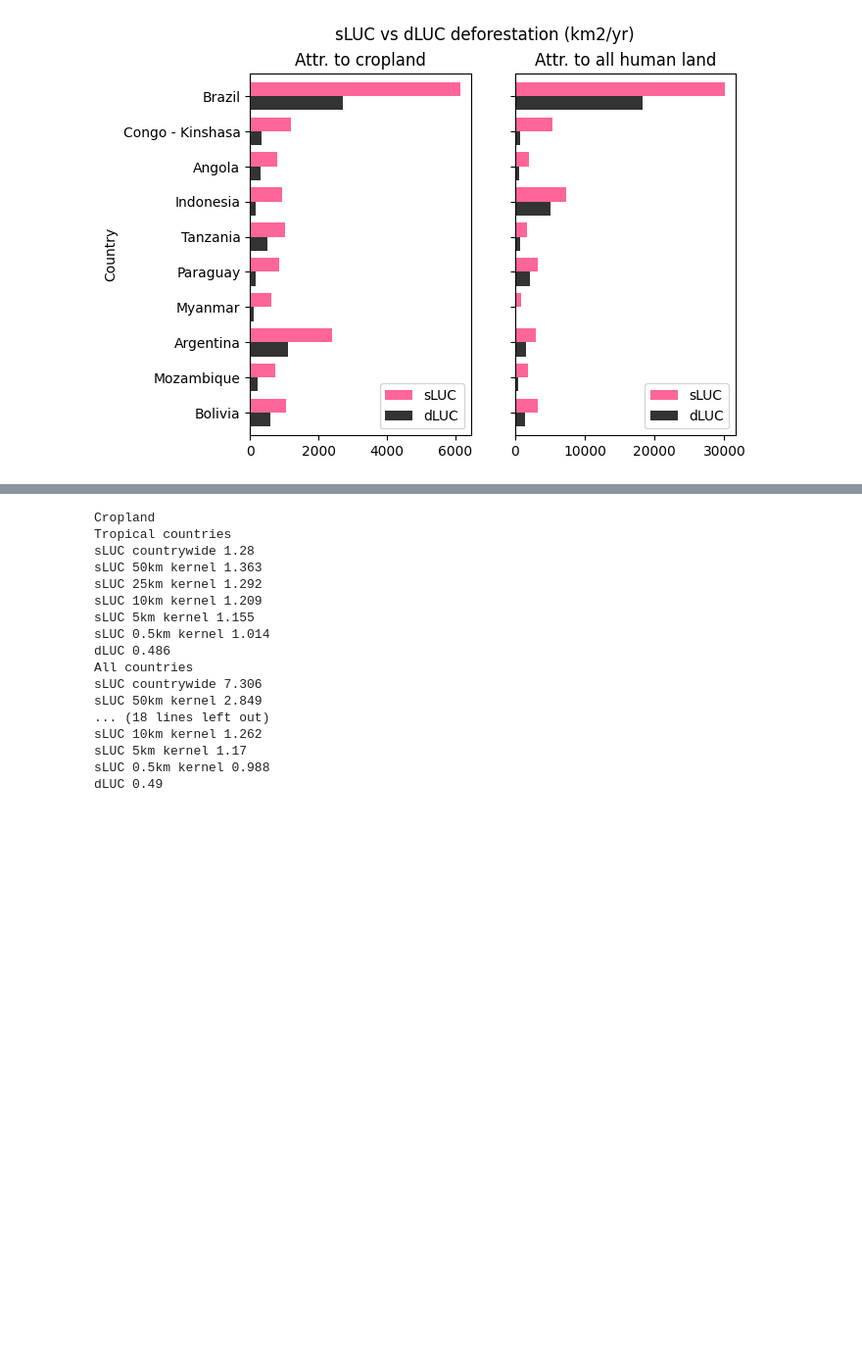
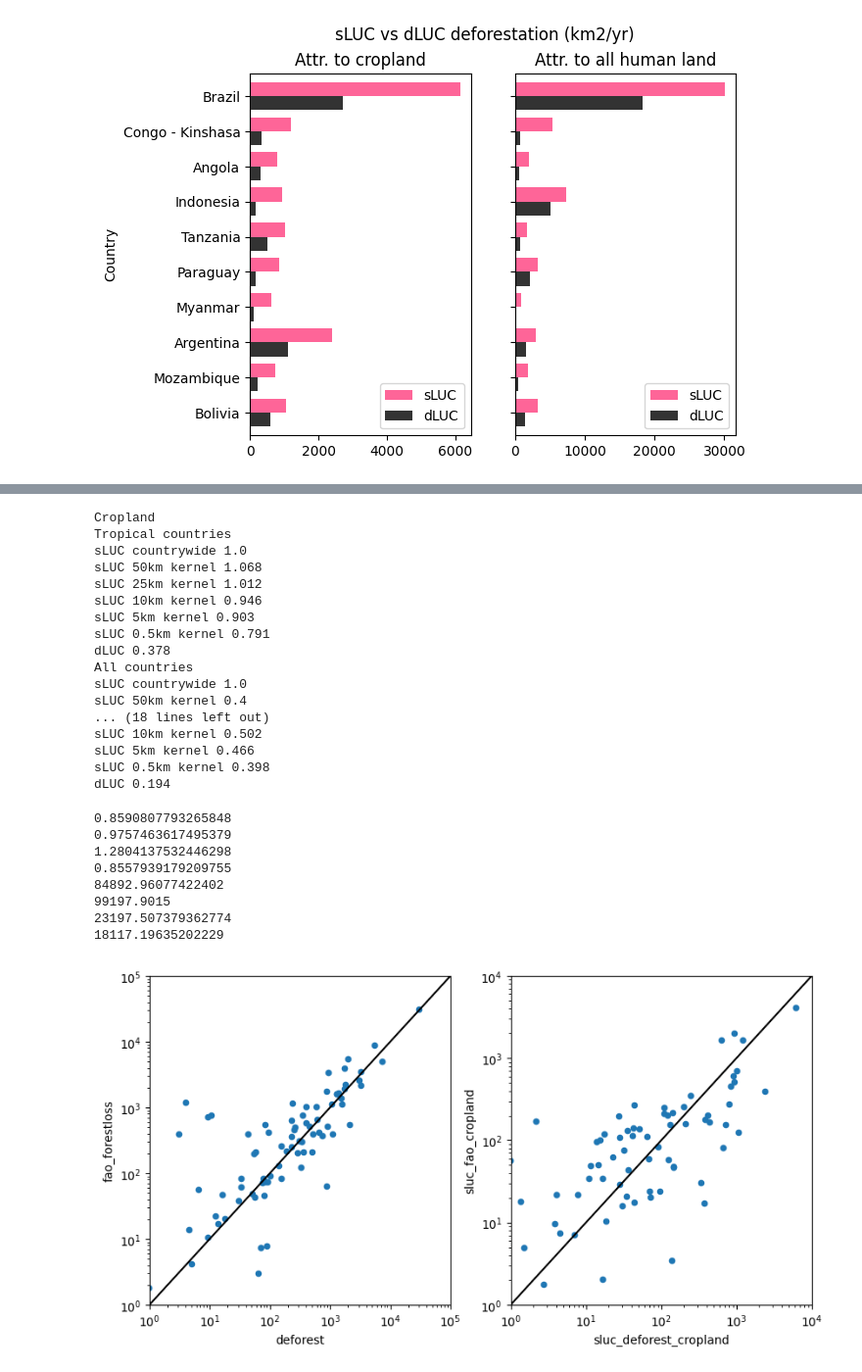
Before and after one commit to Vizzuality/lg-landscape-indicators-processing, a Jupyter notebook: notebooks/country_comparison_charts.ipynb, the cells around one changed output, grey strips where cells are left out. Shown: that part at 98% size. Drawn from its saved outputs; the diff is of its cells as text; code cells hidden in the pictures; blank space fills up the shorter version.

```diff
--- a/notebooks/country_comparison_charts.ipynb
+++ b/notebooks/country_comparison_charts.ipynb
@@ -410,7 +393,7 @@ dLUC 0.502
 print("Cropland")
 print("Tropical countries")
 denom = "sluc_fao_cropland"
-# denom = "sluc_deforest_cropland"
+denom = "sluc_deforest_cropland"
 
 all_stats_f = all_stats[all_stats[denom] > 0]
 all_stats_trop_f = all_stats_trop[all_stats_trop[denom] > 0]
@@ -437,7 +420,7 @@ for col, lyr in cols.items():
 print("All HLU")
 print("Tropical countries")
 denom = "fao_forestloss"
-# denom = "deforest"
+denom = "deforest"
 
 all_stats_f = all_stats[all_stats[denom] > 0]
 all_stats_trop_f = all_stats_trop[all_stats_trop[denom] > 0]
@@ -464,18 +447,65 @@ for col, lyr in cols.items():
 # %% [output]
 Cropland
 Tropical countries
-sLUC countrywide 1.28
-sLUC 50km kernel 1.363
-sLUC 25km kernel 1.292
-sLUC 10km kernel 1.209
-sLUC 5km kernel 1.155
-sLUC 0.5km kernel 1.014
-dLUC 0.486
+sLUC countrywide 1.0
+sLUC 50km kernel 1.068
+sLUC 25km kernel 1.012
+sLUC 10km kernel 0.946
+sLUC 5km kernel 0.903
+sLUC 0.5km kernel 0.791
+dLUC 0.378
 All countries
-sLUC countrywide 7.306
-sLUC 50km kernel 2.849
+sLUC countrywide 1.0
+sLUC 50km kernel 0.4
 ... (18 lines left out)
-sLUC 10km kernel 1.262
-sLUC 5km kernel 1.17
-sLUC 0.5km kernel 0.988
-dLUC 0.49
+sLUC 10km kernel 0.502
+sLUC 5km kernel 0.466
+sLUC 0.5km kernel 0.398
+dLUC 0.194
+# %%
+print(all_stats_trop_f["sluc_fao_cropland"].corr(all_stats_trop_f["sluc_deforest_cropland"]))
+print(all_stats_trop_f["fao_forestloss"].corr(all_stats_trop_f["deforest"]))
+
+print(
+    all_stats_trop_f["sluc_deforest_cropland"].sum() / all_stats_trop_f["sluc_fao_cropland"].sum()
+)
+print(all_stats_trop_f["deforest"].sum() / all_stats_trop_f["fao_forestloss"].sum())
+
+print(all_stats_trop_f["deforest"].sum())
+print(all_stats_trop_f["fao_forestloss"].sum())
+print(all_stats_trop_f["sluc_deforest_cropland"].sum())
+print(all_stats_trop_f["sluc_fao_cropland"].sum())
+
+
+fig, axs = plt.subplots(1, 2, figsize=(10, 5))
+axs[0].plot([1, 1e5], [1, 1e5], color="k")
+axs[1].plot([1, 1e4], [1, 1e4], color="k")
+all_stats_trop_f[["deforest", "fao_forestloss"]].plot(
+    ax=axs[0],
+    kind="scatter",
+    x="deforest",
+    y="fao_forestloss",
+    loglog=True,
+    xlim=[1, 1e5],
+    ylim=[1, 1e5],
+)
+all_stats_trop_f[["sluc_deforest_cropland", "sluc_fao_cropland"]].plot(
+    ax=axs[1],
+    kind="scatter",
+    x="sluc_deforest_cropland",
+    y="sluc_fao_cropland",
+    loglog=True,
+    xlim=[1, 1e4],
+    ylim=[1, 1e4],
+)
+plt.show()
+# %% [output]
+0.8590807793265848
+0.9757463617495379
+1.2804137532446298
+0.8557939179209755
+84892.96077422402
+99197.9015
+23197.507379362774
+18117.19635202229
+[figure, added]
```
Also changed, not shown: parts of 1 cell of this notebook, 1 other file.
